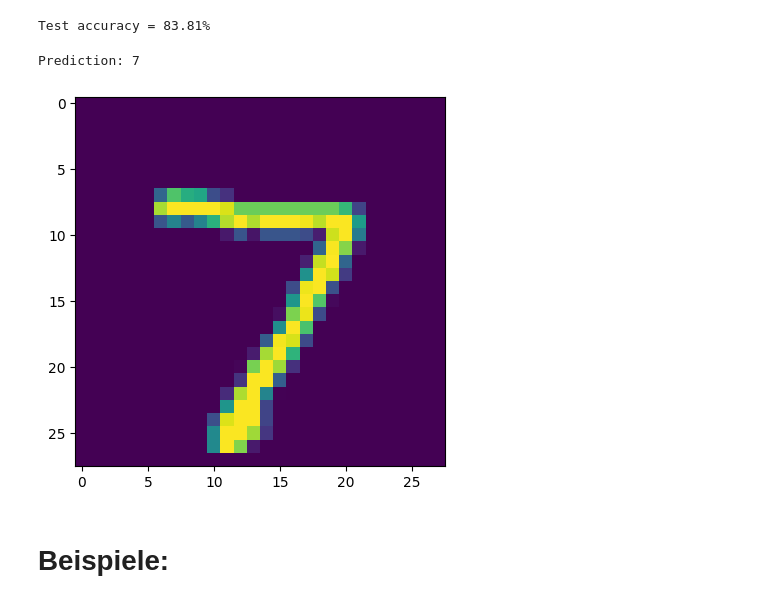
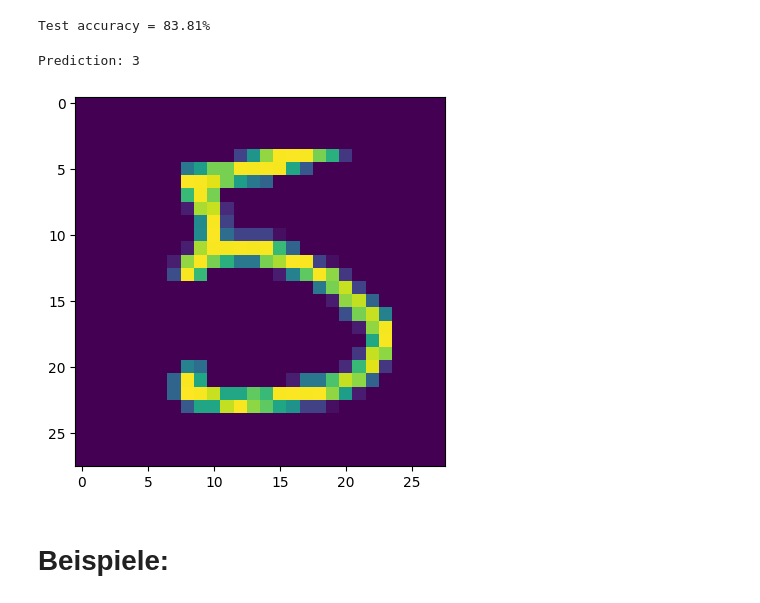
Before and after one commit to PhilippFischer0/MNIST, a Jupyter notebook: notebook.ipynb, the cells around one changed output. Saved outputs shown, nothing was run; the diff lists cells and outputs as text; code cells hidden in the pictures.

```diff
--- a/notebook.ipynb
+++ b/notebook.ipynb
@@ -11,9 +11,9 @@ f = gzip.open("./data/test_img.gz", "r")
 image_size_1d = 28
 
 f.read(16)
-buf = f.read(image_size_1d * image_size_1d * 50)
+buf = f.read(image_size_1d * image_size_1d * 30)
 data = np.frombuffer(buf, dtype=np.uint8).astype(np.float32)
-data = data.reshape(10, image_size_1d, image_size_1d, 1)
+data = data.reshape(30, image_size_1d, image_size_1d, 1)
 # %%
 import matplotlib.pyplot as plt
 
@@ -174,13 +161,13 @@ print(f'Test accuracy = {test_acc*100:.2f}%')
 # %% [output]
 Test accuracy = 83.81%
 # %%
-image = np.asarray(data[0]).squeeze()
+image = np.asarray(data[15]).squeeze()
 x1 = np.argmax(sigmoid(image.reshape(1,-1).dot(l1)).dot(l2),axis=1)
 plt.imshow(image)
 print("Prediction:",x1.item())
 # %% [output]
-Prediction: 7
+Prediction: 3
-[figure, old version]
+[figure, new version]
 # %% [markdown]
 # Beispiele:
 # %%
```
Also changed, not shown: parts of 1 cell of this notebook, 7 other files.
